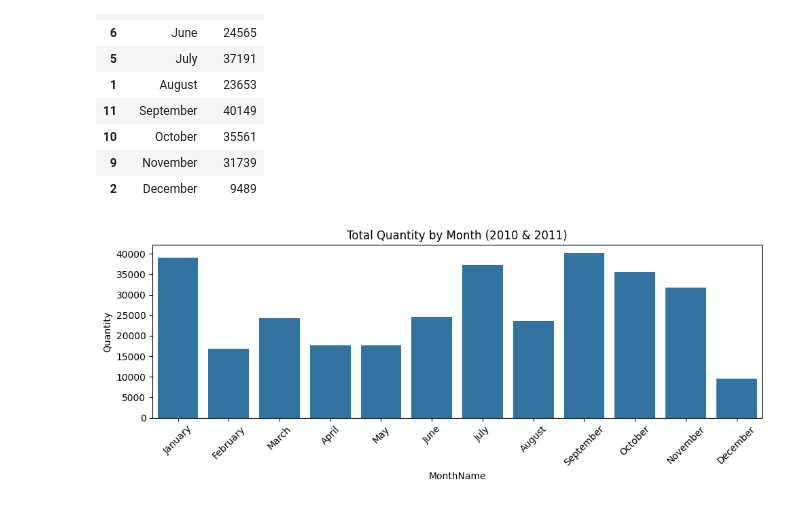
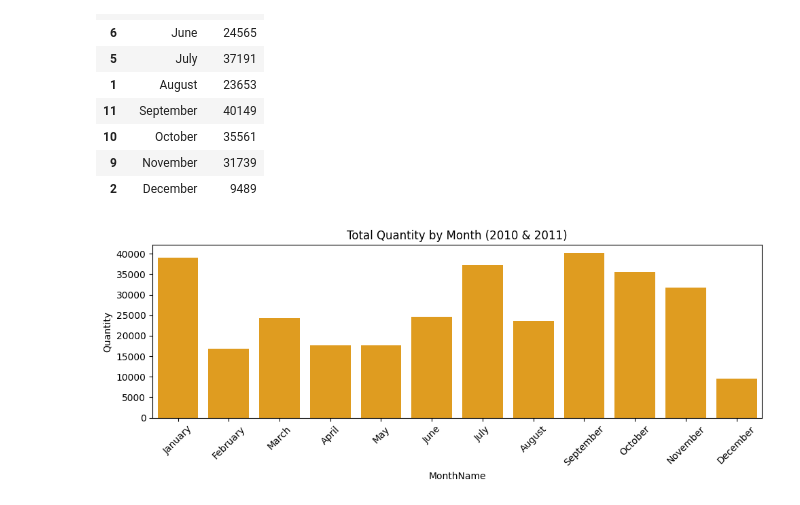
Before and after one commit to Ri-Dearg/ca2-market-retail, a Jupyter notebook: ca2-market-retail.ipynb, the cells around one changed output. Saved outputs shown, nothing was run; the diff lists cells and outputs as text; code cells hidden in the pictures.

```diff
--- a/ca2-market-retail.ipynb
+++ b/ca2-market-retail.ipynb
@@ -839,10 +841,10 @@ quantity_by_month_2010_2011
 | 2 | December | 9489 |
 # %%
 plt.figure(figsize=(10, 4))
-sns.barplot(data=quantity_by_month_2010_2011, x='MonthName', y='Quantity')
+sns.barplot(data=quantity_by_month_2010_2011, x='MonthName', y='Quantity', color='orange')
 plt.xticks(rotation=45)
 plt.title('Total Quantity by Month (2010 & 2011)')
 plt.tight_layout()
 plt.show()
 # %% [output]
-[figure, old version]
+[figure, new version]
```
Also changed, not shown: parts of 17 cells of this notebook.
